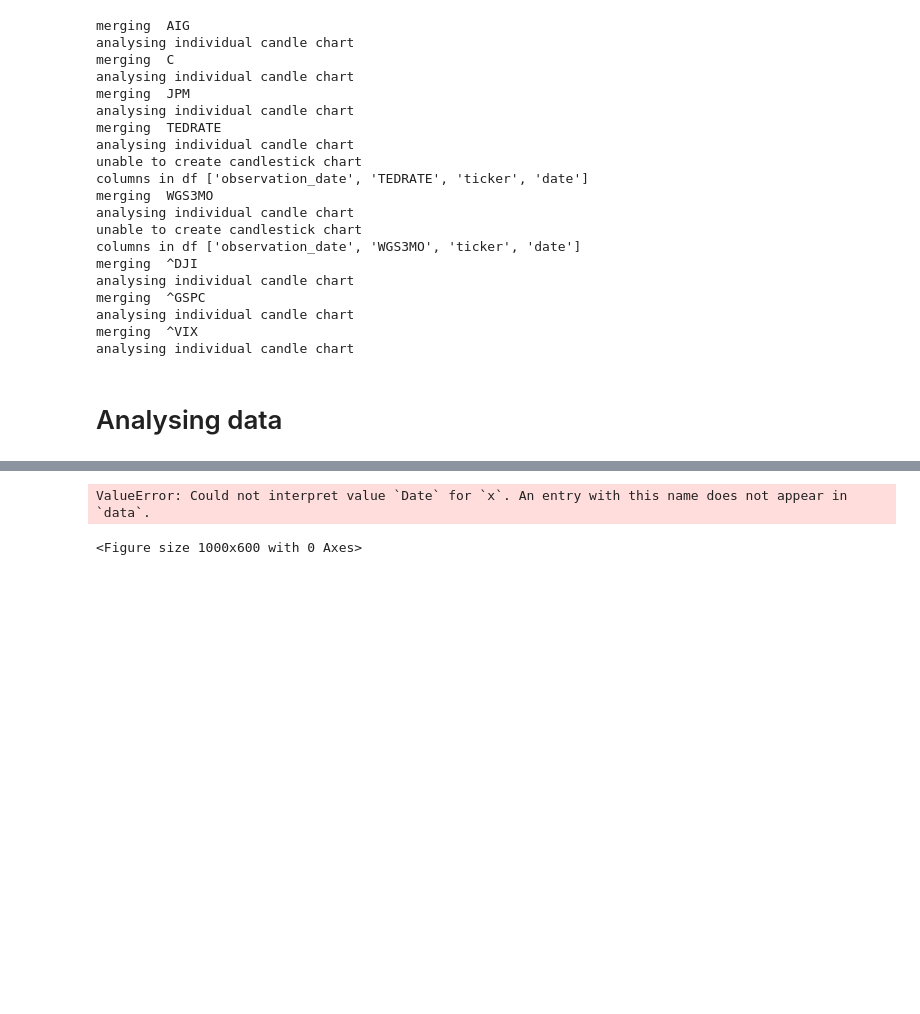
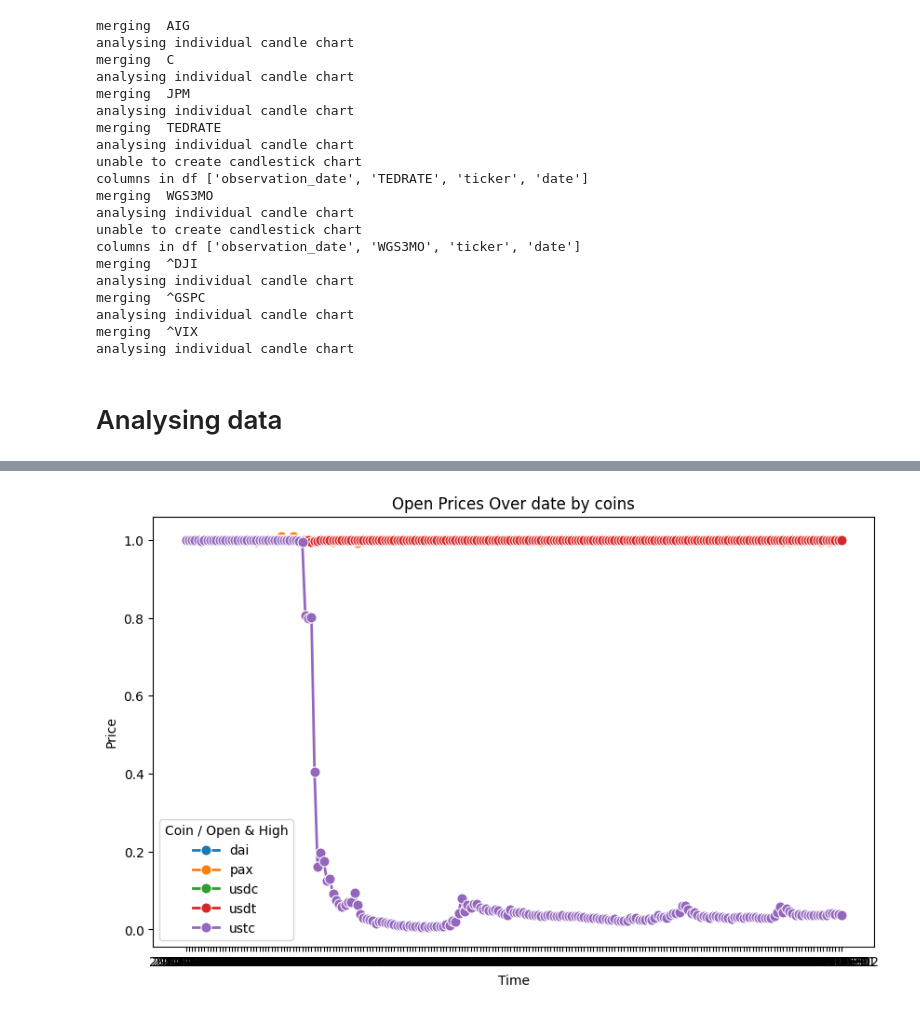
Before and after one commit to Q8yi/financial-run-dynamics-datathon, a Jupyter notebook: notebooks/02_eda.ipynb, the cells around one changed output, grey strips where cells are left out. Cells and saved outputs as stored; diff of their text form; code cells hidden in the pictures; blank space fills up the shorter version.

```diff
--- a/notebooks/02_eda.ipynb
+++ b/notebooks/02_eda.ipynb
@@ -109,7 +109,7 @@ def create_line_graph(df, x, y, hue):
     plt.figure(figsize=(10,6))
 
     # Open prices
-    sns.lineplot(data=df, x=x, y=y, hue=hue, marker='o', style='Coin', dashes=False, palette='tab10', linewidth=2, markersize=8)
+    sns.lineplot(data=df, x=x, y=y, hue=hue, marker='o', dashes=False, palette='tab10', linewidth=2, markersize=8)
 
     plt.title(f'{y} Prices Over {x} by {hue}')
     plt.xlabel('Time')
@@ -192,7 +224,4 @@ price_data
 # %%
-gfc_data
-price_data
-create_line_graph(price_data, 'Date', 'Open', 'coins')
+create_line_graph(price_data[price_data['coins'] != "wluna"], 'date', 'Open', 'coins')
 # %% [output]
-ValueError: Could not interpret value `Date` for `x`. An entry with this name does not appear in `data`.
-<Figure size 1000x600 with 0 Axes>
+[figure, added]
```
Also changed, not shown: parts of 2 cells of this notebook.
